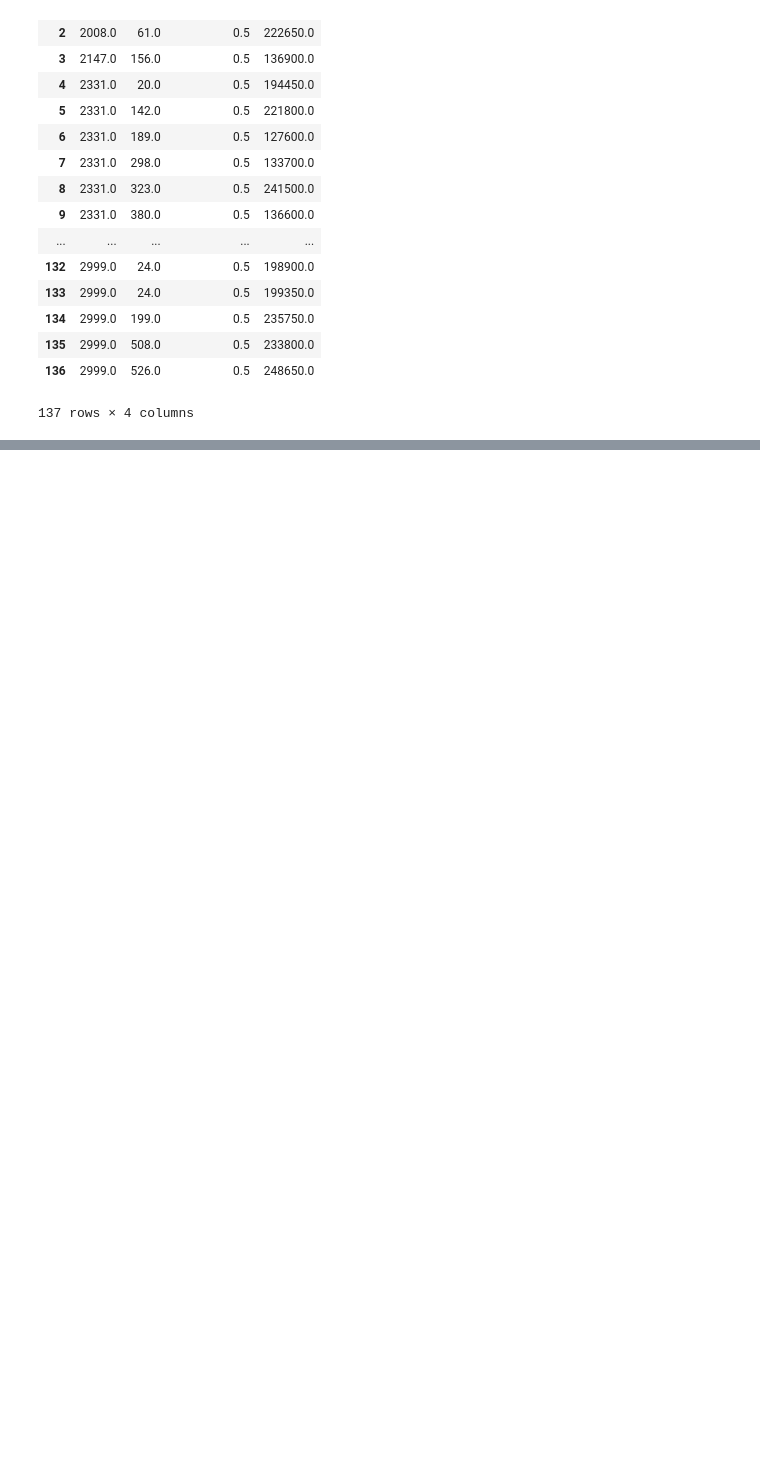
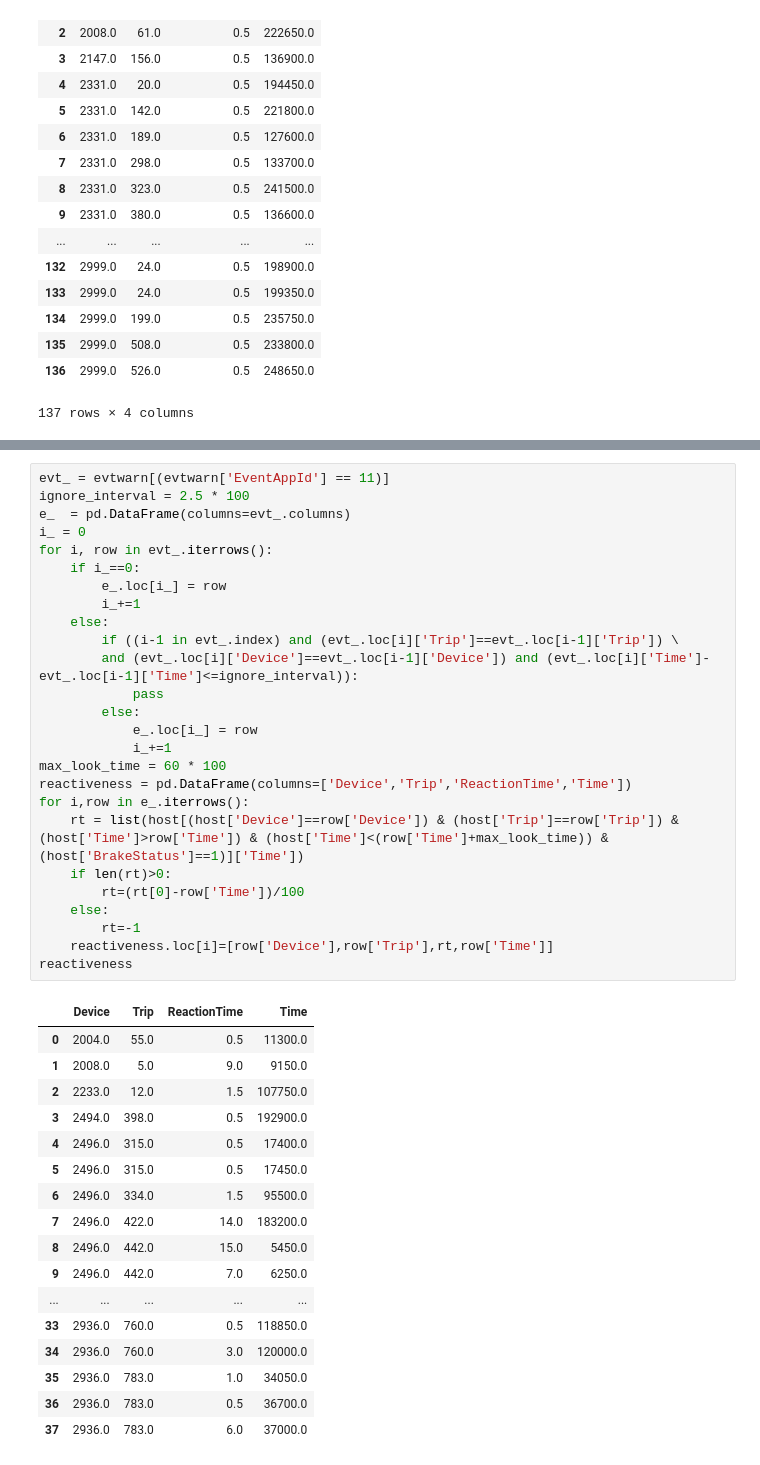
Before and after one commit to caseyc49s/HT3---Public, a Jupyter notebook: Preprocessing/bzw7_process.ipynb, the cells around one changed output, grey strips where cells are left out. Cells and saved outputs as stored; diff of their text form; blank space fills up the shorter version.

```diff
--- a/Preprocessing/bzw7_process.ipynb
+++ b/Preprocessing/bzw7_process.ipynb
@@ -159,0 +370,44 @@ reactiveness
+# %%
+evt_ = evtwarn[(evtwarn['EventAppId'] == 11)]
+ignore_interval = 2.5 * 100
+e_  = pd.DataFrame(columns=evt_.columns)
+i_ = 0
+for i, row in evt_.iterrows():
+    if i_==0:
+        e_.loc[i_] = row
+        i_+=1
+    else:
+        if ((i-1 in evt_.index) and (evt_.loc[i]['Trip']==evt_.loc[i-1]['Trip']) \
+        and (evt_.loc[i]['Device']==evt_.loc[i-1]['Device']) and (evt_.loc[i]['Time']-evt_.loc[i-1]['Time']<=ignore_interval)):
+            pass
+        else:
+            e_.loc[i_] = row
+            i_+=1
+max_look_time = 60 * 100
+reactiveness = pd.DataFrame(columns=['Device','Trip','ReactionTime','Time'])
+for i,row in e_.iterrows():
+    rt = list(host[(host['Device']==row['Device']) & (host['Trip']==row['Trip']) & (host['Time']>row['Time']) & (host['Time']<(row['Time']+max_look_time)) & (host['BrakeStatus']==1)]['Time'])
+    if len(rt)>0:
+        rt=(rt[0]-row['Time'])/100
+    else:
+        rt=-1
+    reactiveness.loc[i]=[row['Device'],row['Trip'],rt,row['Time']]
+reactiveness
+# %% [output]
+|  | Device | Trip | ReactionTime | Time |
+| 0 | 2004.0 | 55.0 | 0.5 | 11300.0 |
+| 1 | 2008.0 | 5.0 | 9.0 | 9150.0 |
+| 2 | 2233.0 | 12.0 | 1.5 | 107750.0 |
+| 3 | 2494.0 | 398.0 | 0.5 | 192900.0 |
+| 4 | 2496.0 | 315.0 | 0.5 | 17400.0 |
+| 5 | 2496.0 | 315.0 | 0.5 | 17450.0 |
+| 6 | 2496.0 | 334.0 | 1.5 | 95500.0 |
+| 7 | 2496.0 | 422.0 | 14.0 | 183200.0 |
+| 8 | 2496.0 | 442.0 | 15.0 | 5450.0 |
+| 9 | 2496.0 | 442.0 | 7.0 | 6250.0 |
+| ... | ... | ... | ... | ... |
+| 33 | 2936.0 | 760.0 | 0.5 | 118850.0 |
+| 34 | 2936.0 | 760.0 | 3.0 | 120000.0 |
+| 35 | 2936.0 | 783.0 | 1.0 | 34050.0 |
+| 36 | 2936.0 | 783.0 | 0.5 | 36700.0 |
+| 37 | 2936.0 | 783.0 | 6.0 | 37000.0 |
```
Also changed, not shown: parts of 7 cells of this notebook.
